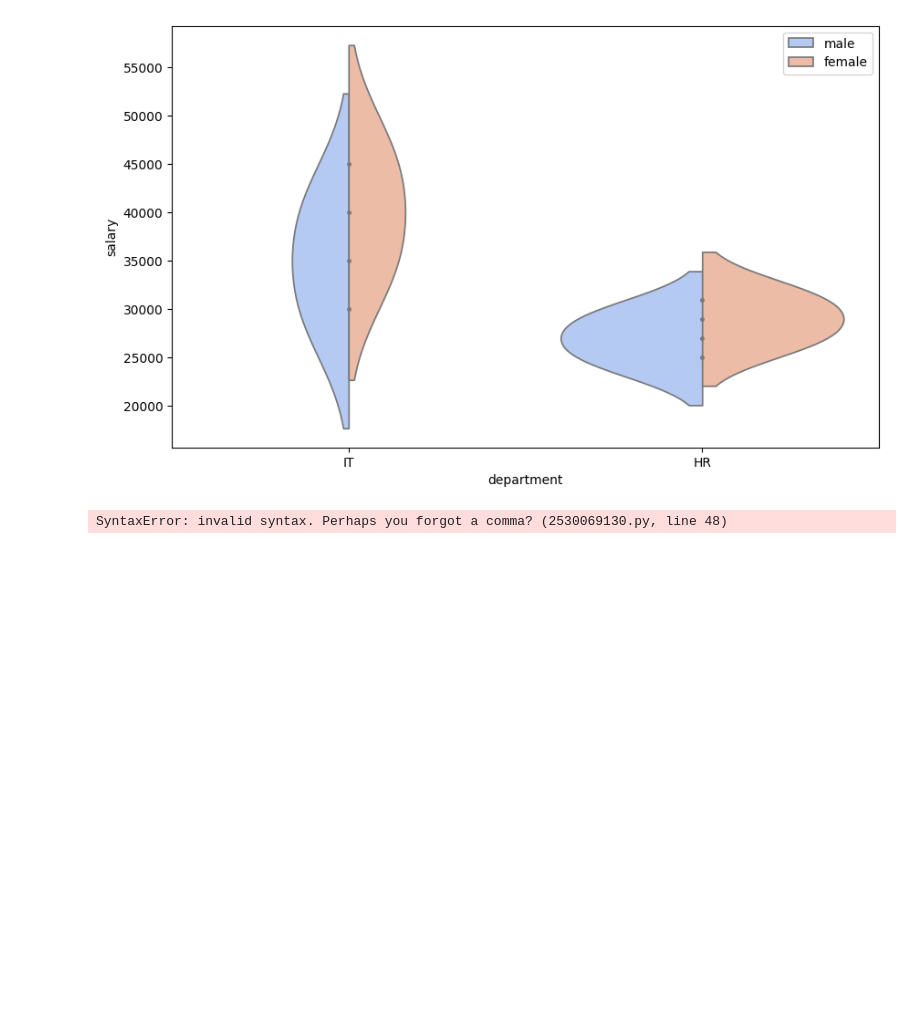
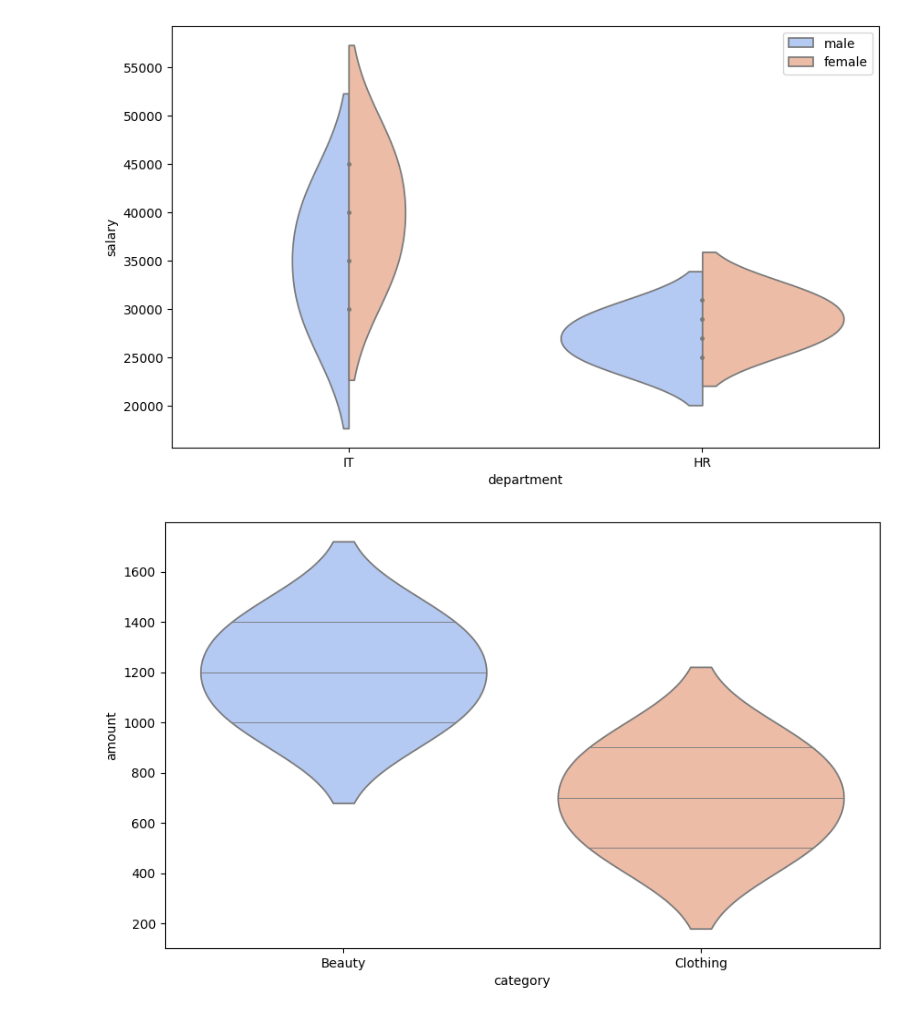
Before and after one commit to esairajesh2-droid/visualization-_learning, a Jupyter notebook: simplevisualization5.ipynb, the cells around one changed output. Drawn from its saved outputs; the diff is of its cells as text; code cells hidden in the pictures; blank space fills up the shorter version.

```diff
--- a/simplevisualization5.ipynb
+++ b/simplevisualization5.ipynb
@@ -185,64 +178,18 @@ def on_hover(sel):
 plt.show()
 # %% [output]
 [figure]
-# %%
-import pandas as pd
-import plotly.express as px
-
-department = [
-    "IT","IT","IT","IT",
-    "HR","HR","HR","HR"
-]
-
-gender = [
-    'male','female','male','female',
-    'male','female','male','female'
-]
-
-salary = [
-    30000,35000,40000,45000,
-    25000,27000,29000,31000
-]
-
-
-df = pd.DataFrame({
-    "Department": department,
-    "Gender": gender,
-    "Salary": salary
-})
-
-
-fig = px.violin(
-    df,
-    x="Department",
-    y="Salary",
-    color="Gender",
-    box=True,
-    points="all",
-    hover_name="Department",
-    hover_data={
-        "Gender": True,
-        "Salary": True
-    },
-    title="Department Salary Distribution"
-)
-
-
-fig.update_layout(
-    width=900,
-    height=600,
-    template="plotly_dark",
-    hovermode="closest",
-    legend_title="Gender",
-    dragmode="select"
-)
-
-
-fig.update_traces(
-    meanline_visible=True
-)
-
-
-fig.show()
-# %% [output]
-SyntaxError: invalid syntax. Perhaps you forgot a comma? (2530069130.py, line 48)
+# %%
+category = [
+"Beauty","Beauty","Beauty",
+"Clothing","Clothing","Clothing"
+]
+
+amount = [1000,1200,1400,
+          500,700,900]
+plt.figure(figsize=(10,6))
+sns.violinplot(x=category,y=amount,palette="coolwarm",inner='stick',hue=category)
+plt.xlabel("category")
+plt.ylabel("amount")
+plt.show()
+# %% [output]
+[figure, added]
```
Also changed, not shown: parts of 4 cells of this notebook.
